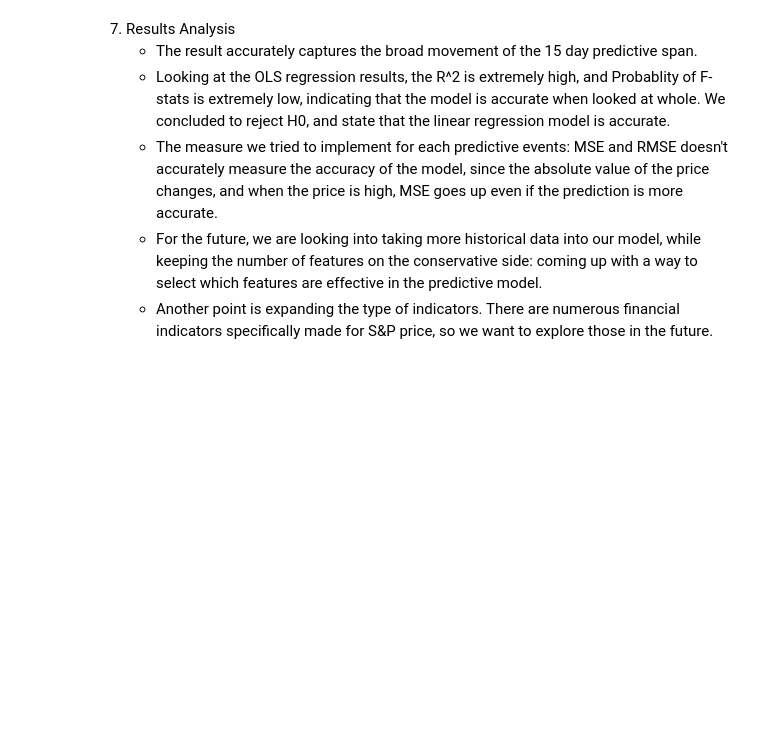
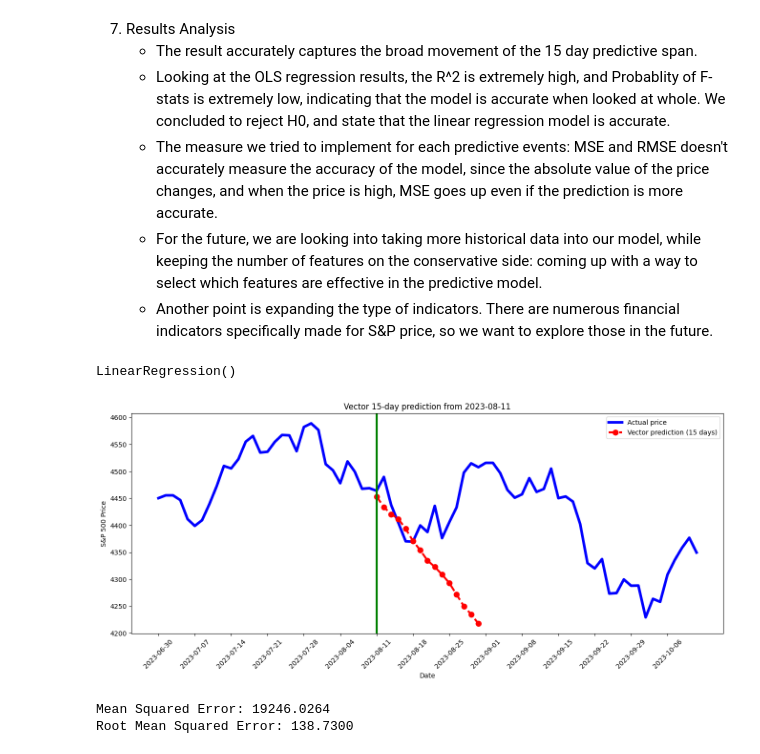
Before and after one commit to cocorowachi/CSC2621_SandP_Prediction, a Jupyter notebook: Data Process.ipynb, the cells around one changed output. Cells and saved outputs as stored; diff of their text form; code cells hidden in the pictures; blank space fills up the shorter version.

Commit message:
Another model with future vector as prediction

```diff
--- a/Data Process.ipynb
+++ b/Data Process.ipynb
@@ -476,0 +490,42 @@ Root Mean Squared Error: 5953.9490192958365
+# %%
+scaled_array = scaler.fit_transform(features)
+normalized = pd.DataFrame(scaled_array, index=features.index, columns=features.columns)
+normalized[y_col] = y
+
+n = len(normalized)
+def adj_r2(R2, p):
+    return 1 - (1-R2) * (n-1) / (n-p-1)
+
+mod_3_scores = []
+for c in normalized.columns:
+    if c in y_col: continue
+    model = LinearRegression(fit_intercept=True)
+    working_df = normalized.dropna(subset=y_col + [c])
+    col = working_df[c].to_numpy().reshape(-1, 1)
+    model.fit(col, working_df[y_col])
+    score = adj_r2(model.score(col, working_df[y_col]), 1)
+    mod_3_scores.append((c, score))
+
+mod_3_scores = sorted(mod_3_scores, key=lambda x: x[1], reverse=True)
+
+mod_3_score = 0
+mod_3_cols = []
+reg3 = LinearRegression(fit_intercept=True)
+for c, _ in mod_3_scores:
+    working_df = normalized.dropna(subset=mod_3_cols + y_col + [c])
+    X = working_df[mod_3_cols + [c]]
+    reg3.fit(X, working_df[y_col])
+    score = adj_r2(reg3.score(X, working_df[y_col]), len(mod_3_cols) + 1)
+    if score > mod_3_score:
+        mod_3_score = score
+        mod_3_cols += [c]
+
+final_scaler = StandardScaler()
+working_df = df_model3.dropna(subset=mod_3_cols + y_col)
+X3_raw = working_df[mod_3_cols]
+X3_scaled = pd.DataFrame(final_scaler.fit_transform(X3_raw), columns=mod_3_cols)
+X3_scaled.index = working_df.index
+
+reg3.fit(X3_scaled, working_df[y_col])
+# %% [output]
+LinearRegression()
@@ -476,0 +580,6 @@ Root Mean Squared Error: 5953.9490192958365
+# %%
+plot_predictions2('2023-8-11')
+# %% [output]
+[figure, added]
+Mean Squared Error: 19246.0264
+Root Mean Squared Error: 138.7300
```
Also changed, not shown: parts of 12 cells of this notebook.
